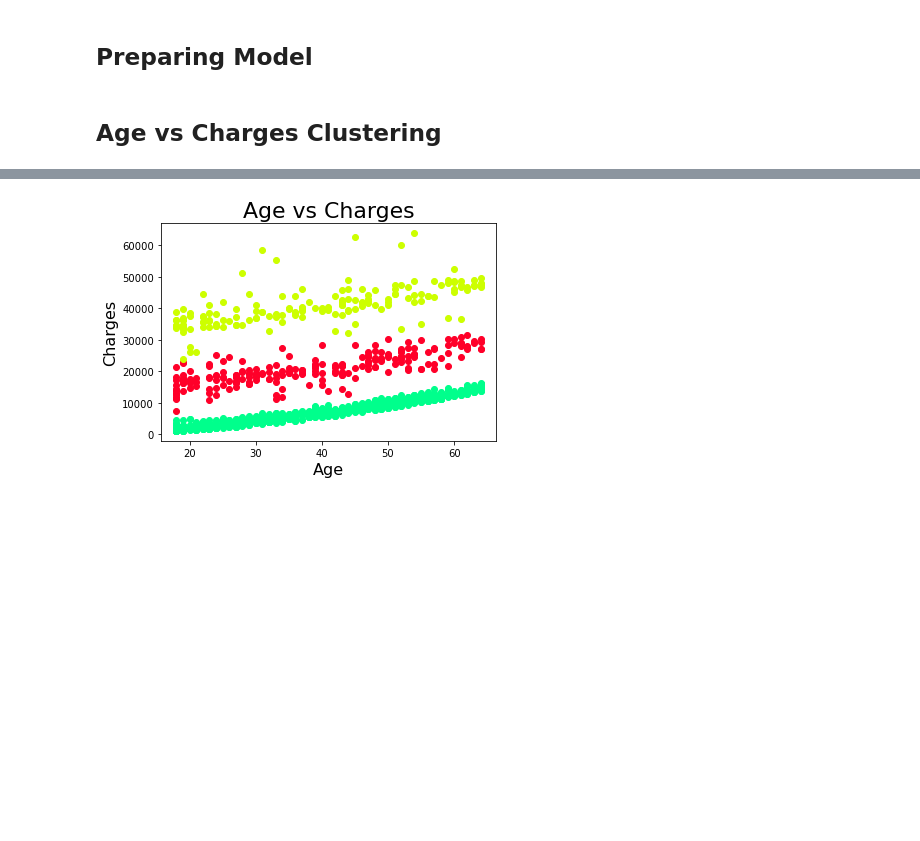
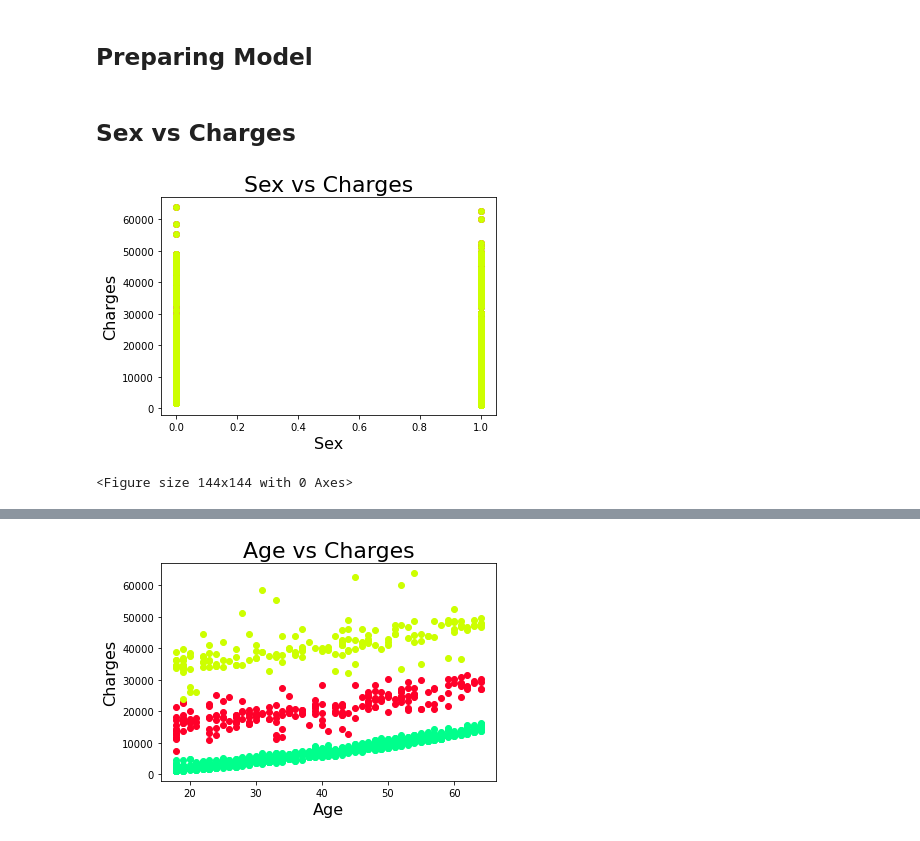
Before and after one commit to Injoker645/Inter-University-Big-Data-Challenge-2022, a Jupyter notebook: Inusrance Groups Clusters.ipynb, the cells around one changed output, grey strips where cells are left out. Drawn from its saved outputs; the diff is of its cells as text; code cells hidden in the pictures; blank space fills up the shorter version.

```diff
--- a/Inusrance Groups Clusters.ipynb
+++ b/Inusrance Groups Clusters.ipynb
@@ -62,5 +58,28 @@ cmap=plt.cm.gist_rainbow
 c = cycler('color', cmap(np.linspace(0,1,5)) )
 # supply cycler to the rcParam
 plt.rcParams["axes.prop_cycle"] = c
-# %% [markdown]
-## Age vs Charges Clustering
+# %% [markdown]
+## Sex vs Charges
+# %%
+sex_charges = df[['sex', 'charges']]
+
+gmm = GaussianMixture(n_components = 2)
+gmm.fit(sex_charges)
+
+#predictions from gmm
+labels = gmm.predict(sex_charges)
+sex_frame = pd.DataFrame(sex_charges)
+sex_frame['cluster'] = labels
+sex_frame.columns = ['sex', 'charges', 'cluster']
+
+for k in range(0,2):
+    age_charges = sex_frame[sex_frame["cluster"]==k]
+    plt.scatter(sex_charges["sex"],sex_charges["charges"])
+plt.title('Sex vs Charges', fontdict={'fontsize':22})
+plt.xlabel('Sex', fontsize=16)
+plt.ylabel('Charges', fontsize=16)
+plt.figure(figsize=(2, 2))
+plt.show()
+# %% [output]
+[figure, added]
+<Figure size 144x144 with 0 Axes>
```
Also changed, not shown: parts of 30 cells of this notebook.
